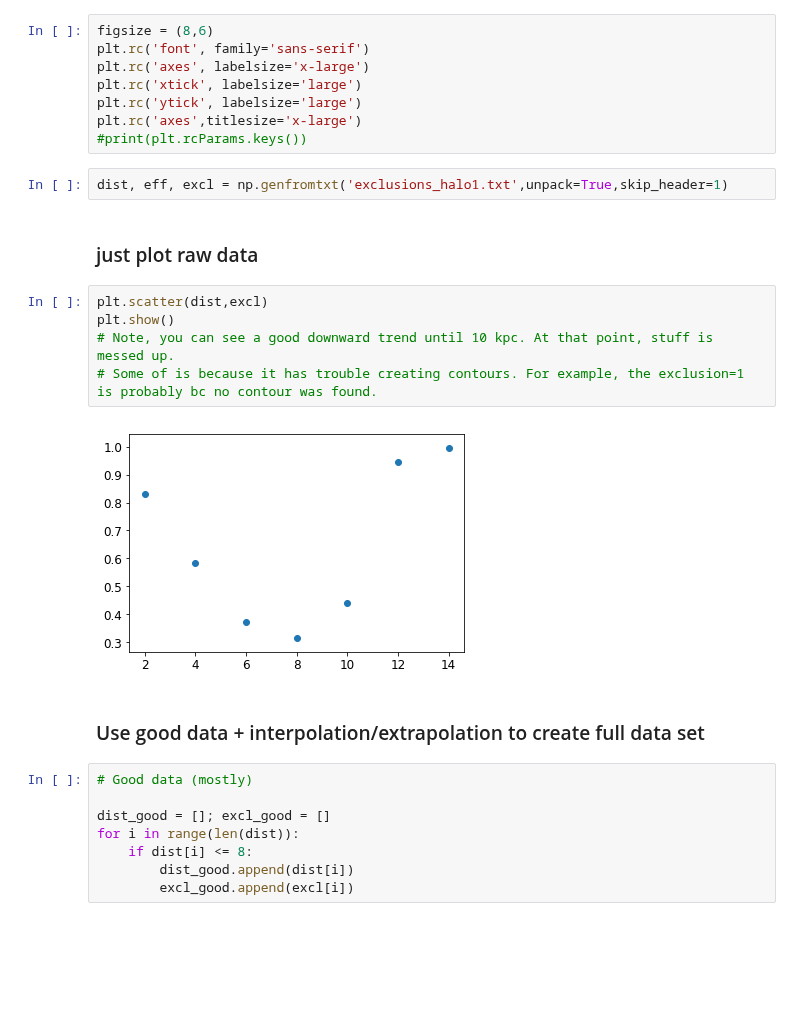
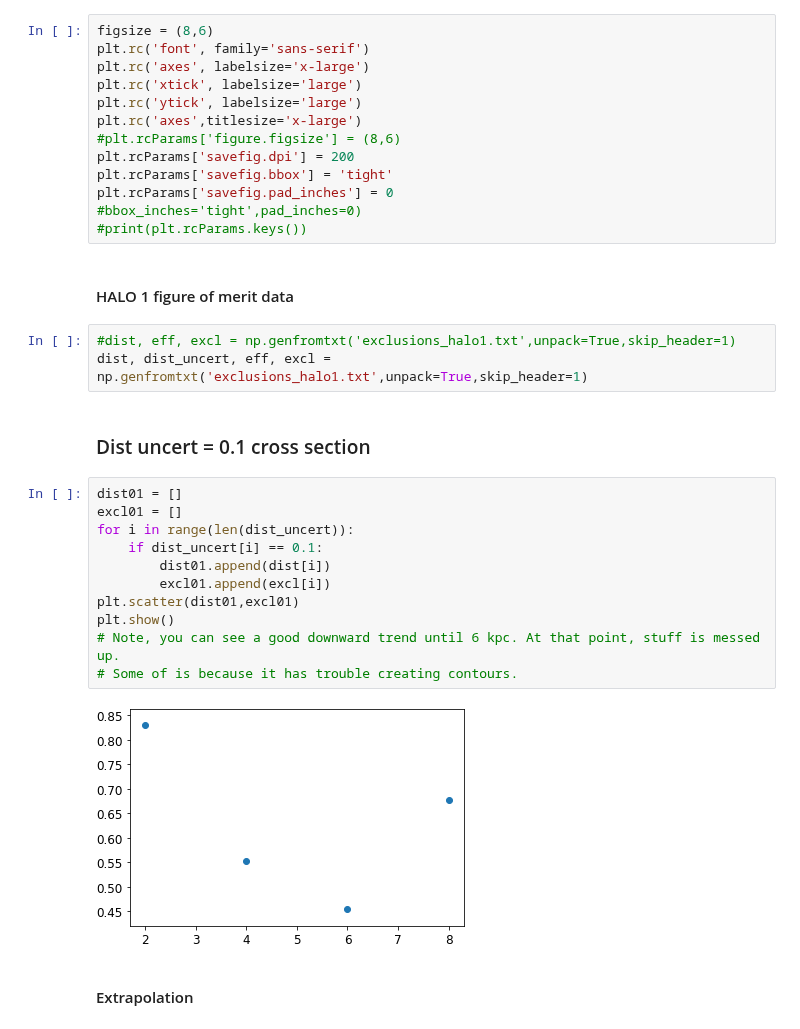
Before and after one commit to jfcrenshaw/halo, a Jupyter notebook: figMerit/plots_halo1.ipynb, the cells around one changed output. Saved outputs shown, nothing was run; the diff lists cells and outputs as text; blank space fills up the shorter version.

```diff
--- a/figMerit/plots_halo1.ipynb
+++ b/figMerit/plots_halo1.ipynb
@@ -10,26 +14,32 @@ plt.rc('axes', labelsize='x-large')
 plt.rc('xtick', labelsize='large')
 plt.rc('ytick', labelsize='large')
 plt.rc('axes',titlesize='x-large')
+#plt.rcParams['figure.figsize'] = (8,6)
+plt.rcParams['savefig.dpi'] = 200
+plt.rcParams['savefig.bbox'] = 'tight'
+plt.rcParams['savefig.pad_inches'] = 0
+#bbox_inches='tight',pad_inches=0)
 #print(plt.rcParams.keys())
+# %% [markdown]
+#### HALO 1 figure of merit data
 # %%
-dist, eff, excl = np.genfromtxt('exclusions_halo1.txt',unpack=True,skip_header=1)
+#dist, eff, excl = np.genfromtxt('exclusions_halo1.txt',unpack=True,skip_header=1)
+dist, dist_uncert, eff, excl = np.genfromtxt('exclusions_halo1.txt',unpack=True,skip_header=1)
-# %% [markdown]
-### just plot raw data
+# %% [markdown]
+### Dist uncert = 0.1 cross section
 # %%
-plt.scatter(dist,excl)
+dist01 = []
+excl01 = []
+for i in range(len(dist_uncert)):
+    if dist_uncert[i] == 0.1:
+        dist01.append(dist[i])
+        excl01.append(excl[i])
+plt.scatter(dist01,excl01)
 plt.show()
-# Note, you can see a good downward trend until 10 kpc. At that point, stuff is messed up.
-# Some of is because it has trouble creating contours. For example, the exclusion=1 is probably bc no contour was found.
+# Note, you can see a good downward trend until 6 kpc. At that point, stuff is messed up.
+# Some of is because it has trouble creating contours.
 # %% [output]
-[figure, old version]
+[figure, new version]
-# %% [markdown]
-### Use good data + interpolation/extrapolation to create full data set
-# %%
-# Good data (mostly)
-
-dist_good = []; excl_good = []
-for i in range(len(dist)):
-    if dist[i] <= 8:
-        dist_good.append(dist[i])
-        excl_good.append(excl[i])
+# %% [markdown]
+#### Extrapolation
 # %%
```
Also changed, not shown: parts of 11 cells of this notebook, 9 other files.
